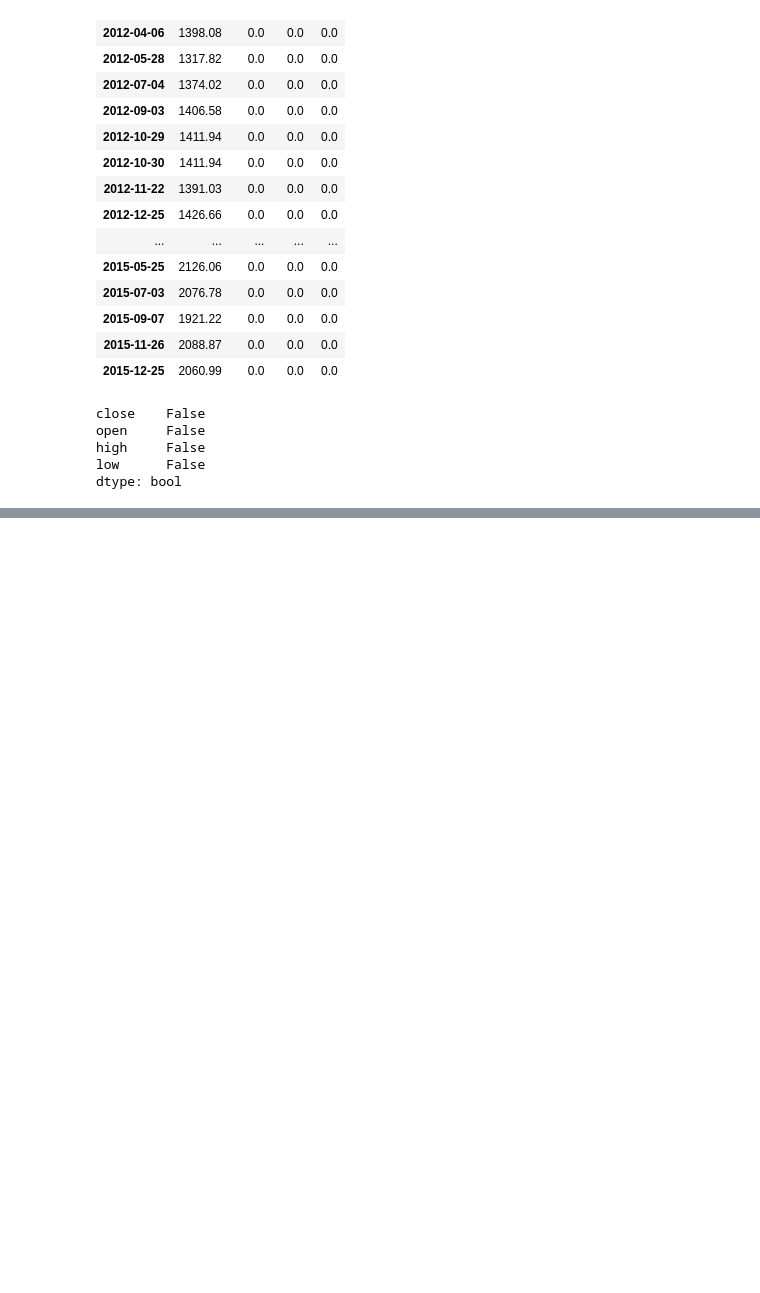
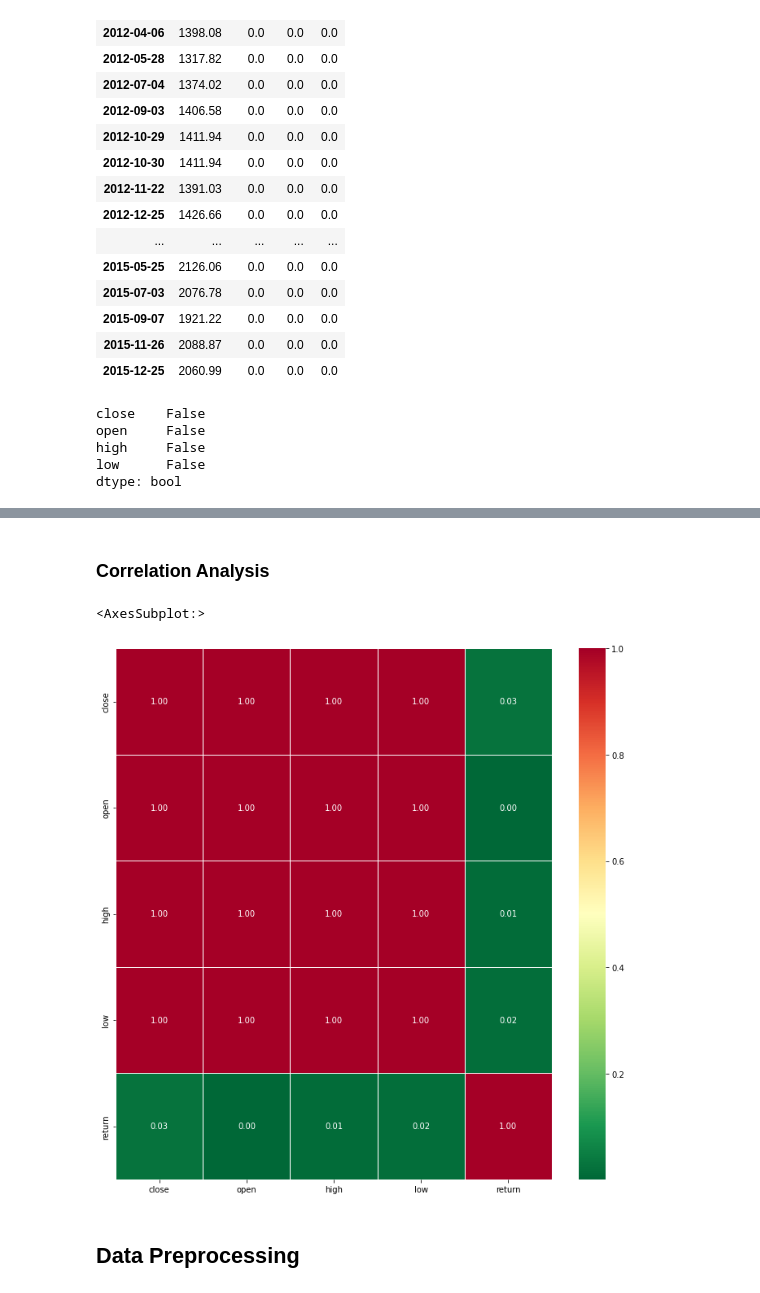
Before and after one commit to jonas-fullstack-dev/ml-financial-data, a Jupyter notebook: stocks.ipynb, the cells around one changed output, grey strips where cells are left out. Saved outputs shown, nothing was run; the diff lists cells and outputs as text; code cells hidden in the pictures; blank space fills up the shorter version.

Commit message:
Finish data analysis

```diff
--- a/stocks.ipynb
+++ b/stocks.ipynb
@@ -173,0 +208,10 @@ dtype: bool
+# %% [markdown]
+### Correlation Analysis
+# %%
+plt.subplots(figsize=(12,12))
+sns.heatmap(df.corr(), annot=True, cmap='RdYlGn_r', linewidth=0.5, fmt='.2f')
+# %% [output]
+<AxesSubplot:>
+[figure, added]
+# %% [markdown]
+## Data Preprocessing
```
Also changed, not shown: parts of 8 cells of this notebook.
